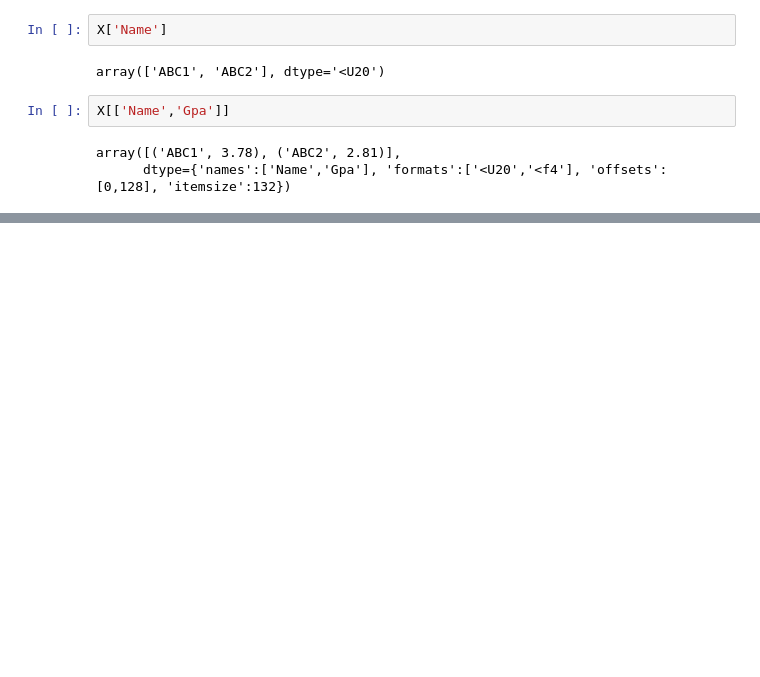
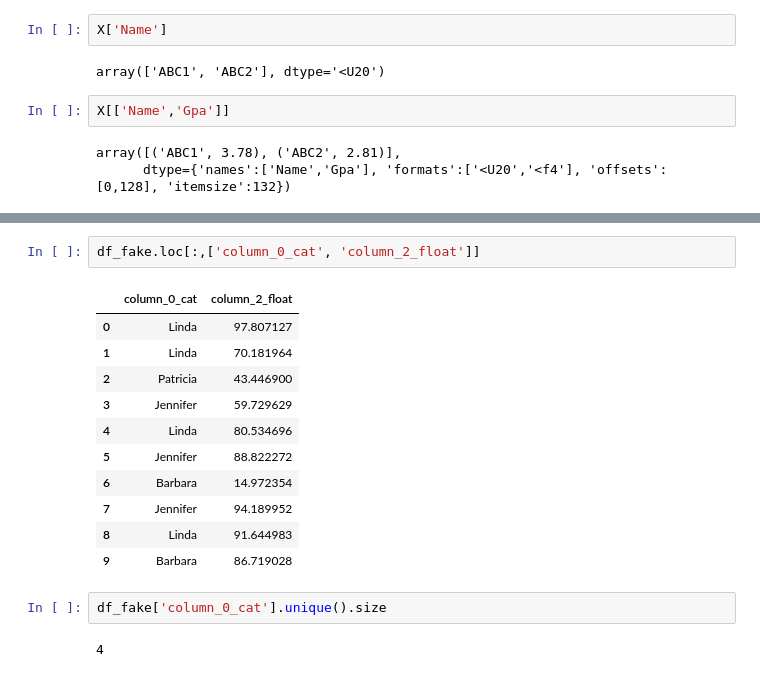
Before and after one commit to andvsilva/data_science_journey, a Jupyter notebook: course_ds/notebooks/analysis_numpy_images.ipynb, the cells around one changed output, grey strips where cells are left out. Saved outputs shown, nothing was run; the diff lists cells and outputs as text; blank space fills up the shorter version.

```diff
--- a/course_ds/notebooks/analysis_numpy_images.ipynb
+++ b/course_ds/notebooks/analysis_numpy_images.ipynb
@@ -229,0 +330,18 @@ array([('ABC1', 3.78), ('ABC2', 2.81)],
+# %%
+df_fake.loc[:,['column_0_cat', 'column_2_float']]
+# %% [output]
+|  | column_0_cat | column_2_float |
+| 0 | Linda | 97.807127 |
+| 1 | Linda | 70.181964 |
+| 2 | Patricia | 43.446900 |
+| 3 | Jennifer | 59.729629 |
+| 4 | Linda | 80.534696 |
+| 5 | Jennifer | 88.822272 |
+| 6 | Barbara | 14.972354 |
+| 7 | Jennifer | 94.189952 |
+| 8 | Linda | 91.644983 |
+| 9 | Barbara | 86.719028 |
+# %%
+df_fake['column_0_cat'].unique().size
+# %% [output]
+4
```
Also changed, not shown: parts of 19 cells of this notebook, 2 other files.
